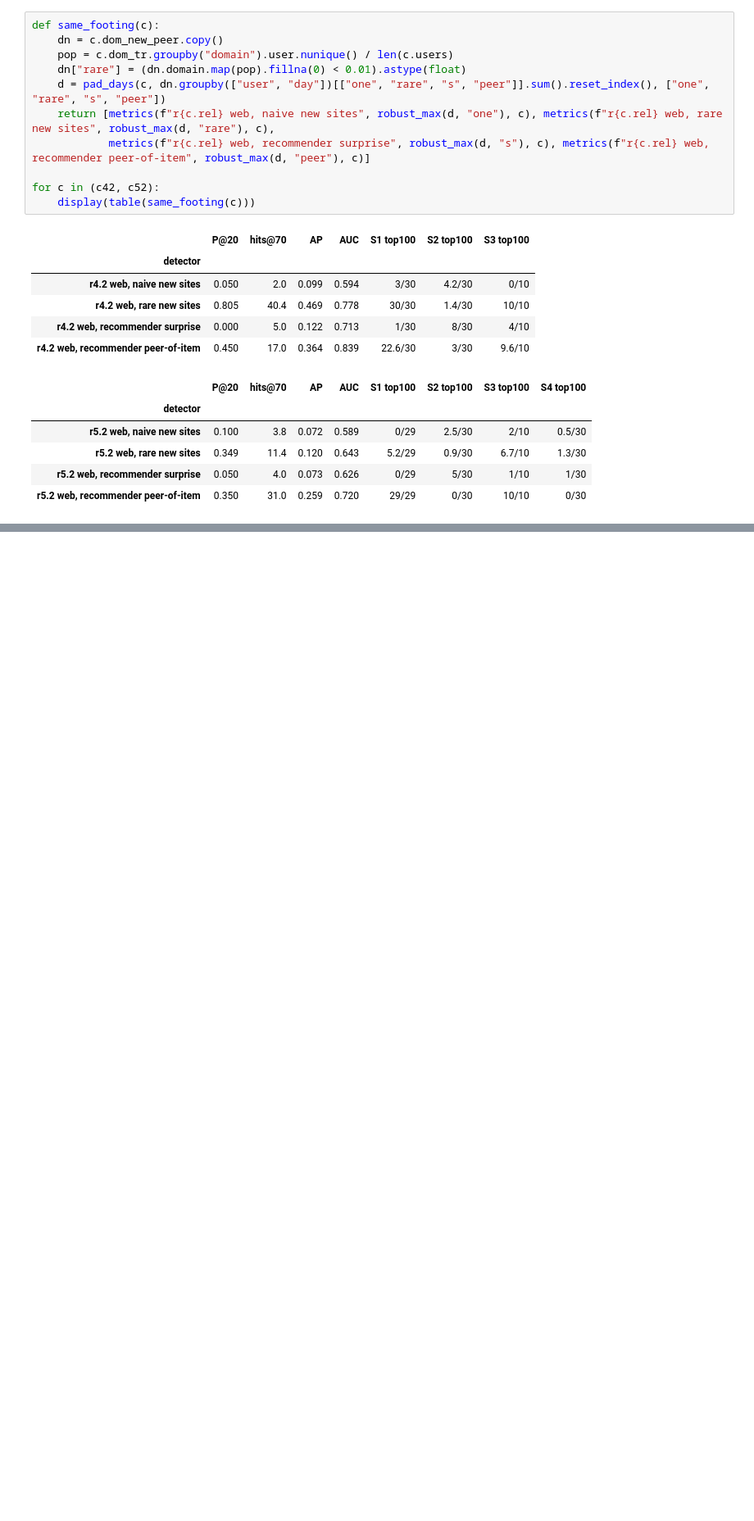
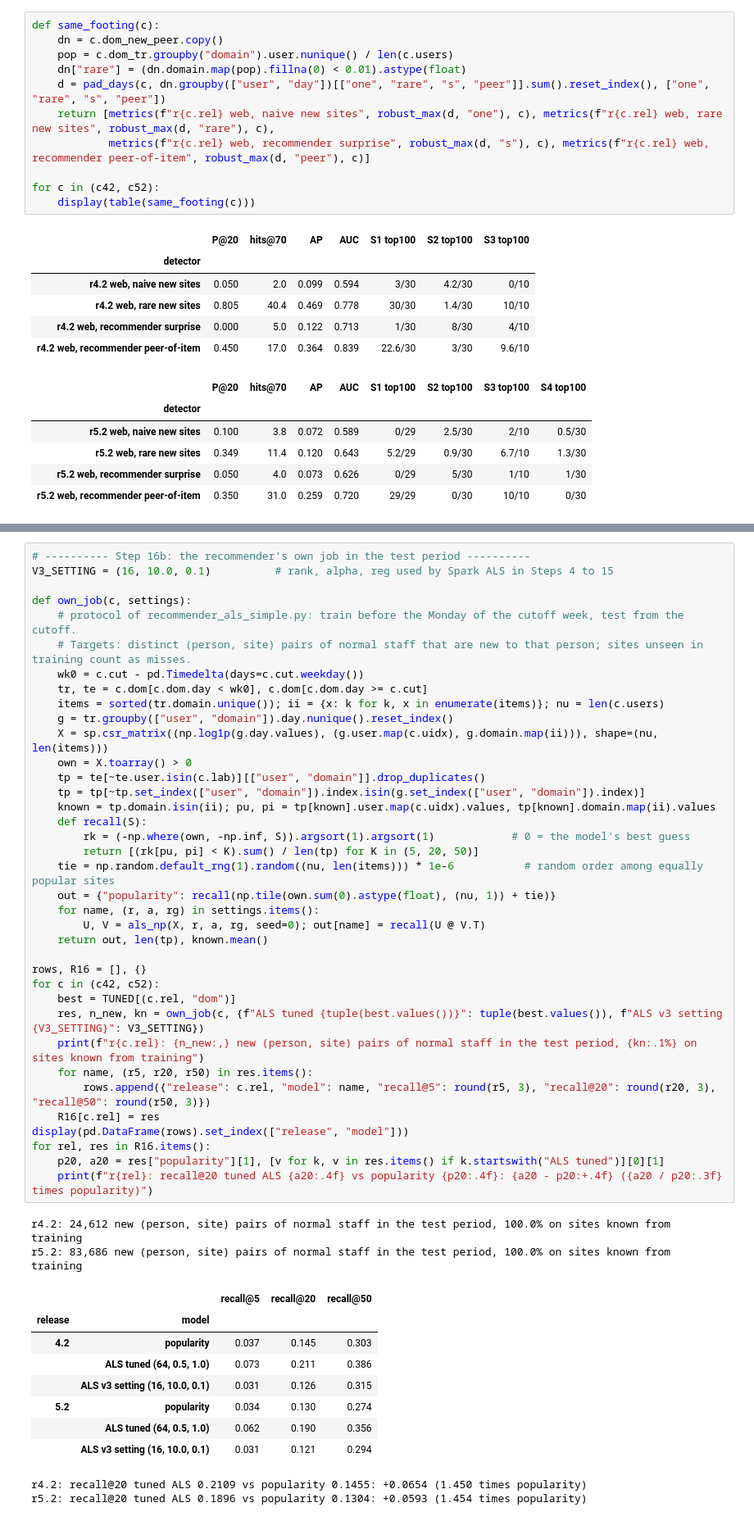
Before and after one commit to theMehrad/IBMZDatathon2026, a Jupyter notebook: feasibility/OutOfRole_Feasibility.ipynb, the cells around one changed output, grey strips where cells are left out. Shown at 82% size. Cells and saved outputs as stored; diff of their text form; blank space fills up the shorter version.

```diff
--- a/feasibility/OutOfRole_Feasibility.ipynb
+++ b/feasibility/OutOfRole_Feasibility.ipynb
@@ -1382,0 +1629,50 @@ This follows the external reviewer's final recommendation: one tested default ra
+# %%
+# ---------- Step 16b: the recommender's own job in the test period ----------
+V3_SETTING = (16, 10.0, 0.1)          # rank, alpha, reg used by Spark ALS in Steps 4 to 15
+
+def own_job(c, settings):
+    # protocol of recommender_als_simple.py: train before the Monday of the cutoff week, test from the cutoff.
+    # Targets: distinct (person, site) pairs of normal staff that are new to that person; sites unseen in training count as misses.
+    wk0 = c.cut - pd.Timedelta(days=c.cut.weekday())
+    tr, te = c.dom[c.dom.day < wk0], c.dom[c.dom.day >= c.cut]
+    items = sorted(tr.domain.unique()); ii = {x: k for k, x in enumerate(items)}; nu = len(c.users)
+    g = tr.groupby(["user", "domain"]).day.nunique().reset_index()
+    X = sp.csr_matrix((np.log1p(g.day.values), (g.user.map(c.uidx), g.domain.map(ii))), shape=(nu, len(items)))
+    own = X.toarray() > 0
+    tp = te[~te.user.isin(c.lab)][["user", "domain"]].drop_duplicates()
+    tp = tp[~tp.set_index(["user", "domain"]).index.isin(g.set_index(["user", "domain"]).index)]
+    known = tp.domain.isin(ii); pu, pi = tp[known].user.map(c.uidx).values, tp[known].domain.map(ii).values
+    def recall(S):
+        rk = (-np.where(own, -np.inf, S)).argsort(1).argsort(1)            # 0 = the model's best guess
+        return [(rk[pu, pi] < K).sum() / len(tp) for K in (5, 20, 50)]
+    tie = np.random.default_rng(1).random((nu, len(items))) * 1e-6           # random order among equally popular sites
+    out = {"popularity": recall(np.tile(own.sum(0).astype(float), (nu, 1)) + tie)}
+    for name, (r, a, rg) in settings.items():
+        U, V = als_np(X, r, a, rg, seed=0); out[name] = recall(U @ V.T)
+    return out, len(tp), known.mean()
+
+rows, R16 = [], {}
+for c in (c42, c52):
+    best = TUNED[(c.rel, "dom")]
+    res, n_new, kn = own_job(c, {f"ALS tuned {tuple(best.values())}": tuple(best.values()), f"ALS v3 setting {V3_SETTING}": V3_SETTING})
+    print(f"r{c.rel}: {n_new:,} new (person, site) pairs of normal staff in the test period, {kn:.1%} on sites known from training")
+    for name, (r5, r20, r50) in res.items():
+        rows.append({"release": c.rel, "model": name, "recall@5": round(r5, 3), "recall@20": round(r20, 3), "recall@50": round(r50, 3)})
+    R16[c.rel] = res
+display(pd.DataFrame(rows).set_index(["release", "model"]))
+for rel, res in R16.items():
+    p20, a20 = res["popularity"][1], [v for k, v in res.items() if k.startswith("ALS tuned")][0][1]
+    print(f"r{rel}: recall@20 tuned ALS {a20:.4f} vs popularity {p20:.4f}: {a20 - p20:+.4f} ({a20 / p20:.3f} times popularity)")
+# %% [output]
+r4.2: 24,612 new (person, site) pairs of normal staff in the test period, 100.0% on sites known from training
+r5.2: 83,686 new (person, site) pairs of normal staff in the test period, 100.0% on sites known from training
+|  |  | recall@5 | recall@20 | recall@50 |
+| release | model |  |  |  |
+| 4.2 | popularity | 0.037 | 0.145 | 0.303 |
+|  | ALS tuned (64, 0.5, 1.0) | 0.073 | 0.211 | 0.386 |
+|  | ALS v3 setting (16, 10.0, 0.1) | 0.031 | 0.126 | 0.315 |
+| 5.2 | popularity | 0.034 | 0.130 | 0.274 |
+|  | ALS tuned (64, 0.5, 1.0) | 0.062 | 0.190 | 0.356 |
+|  | ALS v3 setting (16, 10.0, 0.1) | 0.031 | 0.121 | 0.294 |
+r4.2: recall@20 tuned ALS 0.2109 vs popularity 0.1455: +0.0654 (1.450 times popularity)
+r5.2: recall@20 tuned ALS 0.1896 vs popularity 0.1304: +0.0593 (1.454 times popularity)
```
Also changed, not shown: parts of 49 cells of this notebook, 16 other files.
